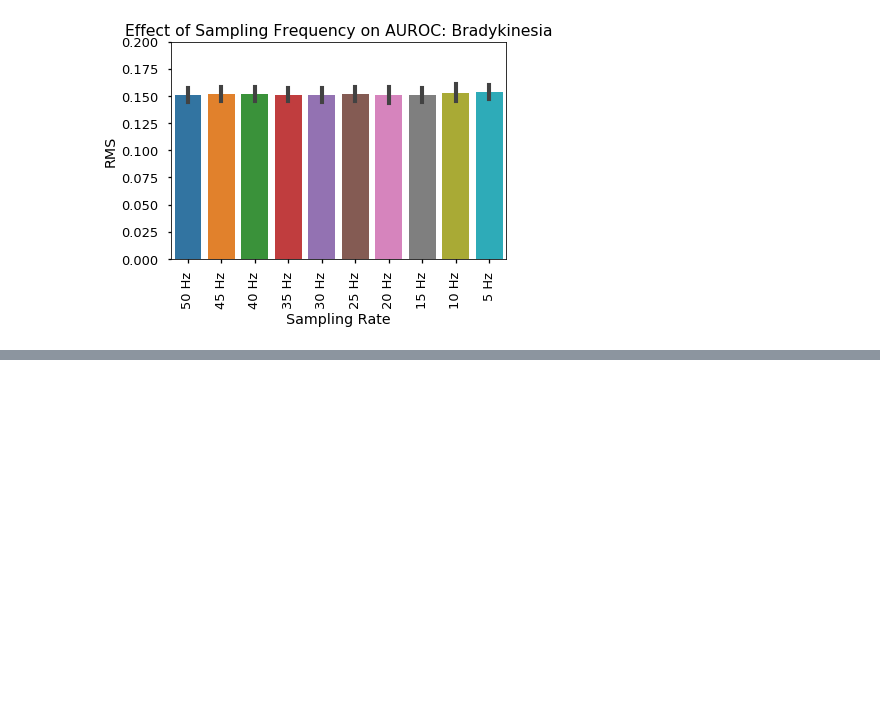
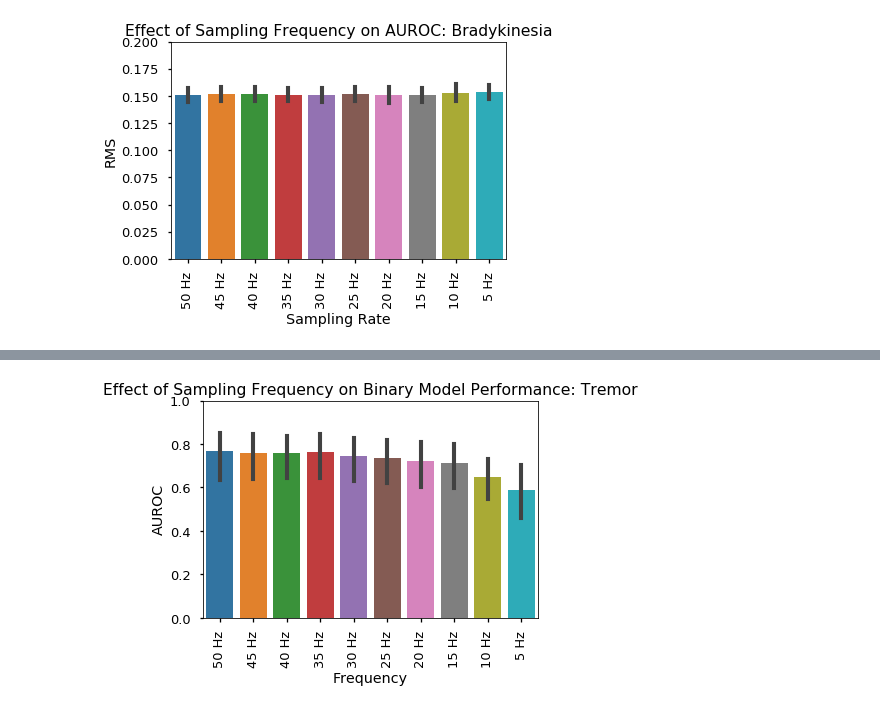
Before and after one commit to sanjeev-tv/CIS-PD, a Jupyter notebook: Downsampling Analysis.ipynb, the cells around one changed output, grey strips where cells are left out. Cells and saved outputs as stored; diff of their text form; code cells hidden in the pictures; blank space fills up the shorter version.

Commit message:
Organized data in dictionary and replotted

```diff
--- a/Downsampling Analysis.ipynb
+++ b/Downsampling Analysis.ipynb
@@ -110,10 +110,10 @@ def LOSOCV(Data,X,y,groups,models,LOin=0):
             #print('\nSubj/Visit %d,prec=%.3f,rec=%.3f,Spec=%.3f,auroc_train=%.3f,auroc=%.3f'%(s,precision_score(yte,ypred),recall_score(yte,ypred),spec,auroc_train,auroc))
             s+=1
 
-        print('f1_test=%.3f+/-%.3f, prec=%.3f+/-%.3f, rec=%.3f+/-%.3f, auprc=%.3f+/-%.3f, auroc=%.3f+/-%.3f'%(
-        np.nanmean(f1_test_all),np.nanstd(f1_test_all),
-        np.nanmean(prec_all),np.nanstd(prec_all), np.nanmean(rec_all),np.nanstd(rec_all),
-        np.nanmean(auprc_all),np.nanstd(auprc_all), np.nanmean(auroc_all),np.nanstd(auroc_all)))
+        #print('f1_test=%.3f+/-%.3f, prec=%.3f+/-%.3f, rec=%.3f+/-%.3f, auprc=%.3f+/-%.3f, auroc=%.3f+/-%.3f'%(
+        #np.nanmean(f1_test_all),np.nanstd(f1_test_all),
+        #np.nanmean(prec_all),np.nanstd(prec_all), np.nanmean(rec_all),np.nanstd(rec_all),
+        #np.nanmean(auprc_all),np.nanstd(auprc_all), np.nanmean(auroc_all),np.nanstd(auroc_all)))
 
         #group results for each model
         groupres[model_name] = {'f1':f1_test_all, 'auprc':auprc_all, 'auroc':auroc_all, 'tpr':tpr_all, 'fpr':fpr_all,
@@ -1183,0 +1205,12 @@ plt.savefig('Results/Downsample/RegressorSensorBrady.png',format='png',dpi=1000)
+# %%
+datadict = {'watch':{},'sensor':{}}
+for freq in [50,45,40,35,30,25,20,15,10,5]:
+    data = pd.read_csv('Z:CIS-PD Study\\Downsample\\Watch Data ' + str(freq) + 'Hz.csv',index_col=0)
+    for s in data.columns.values[4:]:
+        data = data[data[s]<np.finfo(np.float32).max]
+    datadict['watch'][freq] = data[(data.Subject != 1020) & (data.Subject != 1030)].reset_index(drop=True)
+for freq in [62.5,60,55,50,45,40,35,30,25,20,15,10,5]:
+    data = pd.read_csv('Z:CIS-PD Study\\Downsample\\Accel+Gyro Data ' + str(freq) + 'Hz.csv',index_col=0)
+    for s in data.columns.values[4:]:
+        data = data[data[s]<np.finfo(np.float32).max]
+    datadict['sensor'][freq] = data[(data.Subject != 1020) & (data.Subject != 1030)].reset_index(drop=True)
@@ -1183,0 +1359,27 @@ plt.savefig('Results/Downsample/RegressorSensorBrady.png',format='png',dpi=1000)
+# %%
+def barplotFeatures(results,mode,symptom,classifier):
+    if 'RMS' in results[mode][symptom][classifier]['res_groups']:
+        groups = results[mode][symptom][classifier]['res_groups']['Sampling Rate']
+        RMS = results[mode][symptom][classifier]['res_groups']['RMS']
+        sns.barplot(groups,RMS,ci='sd')
+        plt.ylabel('RMS')
+        m = results[mode][symptom][classifier]['res_all']['RMS'].max()
+        m = math.ceil((m+.01)*20)/20
+        plt.ylim([0,m])
+    else:
+        groups = results[mode][symptom][classifier]['res_all']['Sampling Rate'].values
+        aucdf = pd.DataFrame()
+        data = results[mode][symptom][classifier]['res_groups']
+        for i in range(len(data)):
+            aucdf[groups[i]] = data[i]['Random Forest']['auroc']
+        sns.barplot(data=aucdf)
+        plt.ylabel('AUROC')
+        plt.ylim([0,1])
+
+    ax = plt.xticks(rotation=90)
+    plt.xlabel('Frequency')
+    plt.title('Effect of Sampling Frequency on %s Model Performance: %s'%(classifier,symptom))
+# %%
+barplotFeatures(results,'watch','Tremor','Binary')
+# %% [output]
+[figure, added]
```
Also changed, not shown: parts of 13 cells of this notebook.
